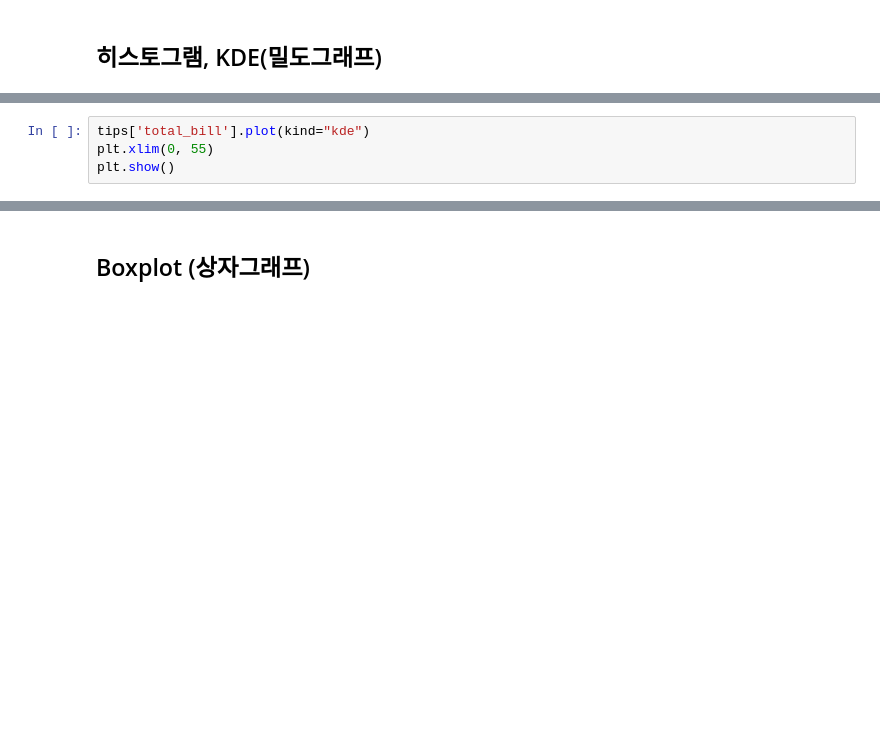
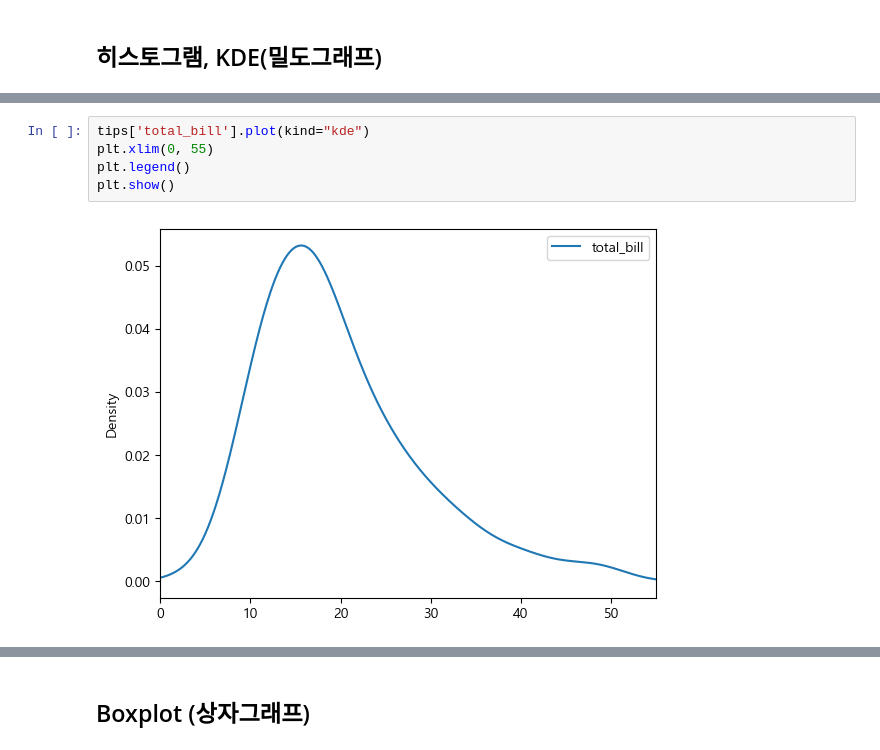
Before and after one commit to jaehoi-koo/myRepo, a Jupyter notebook: 06_pandas_시각화/08_Pandas 시각화.ipynb, the cells around one changed output, grey strips where cells are left out. Drawn from its saved outputs; the diff is of its cells as text; blank space fills up the shorter version.

```diff
--- a/06_pandas_시각화/08_Pandas 시각화.ipynb
+++ b/06_pandas_시각화/08_Pandas 시각화.ipynb
@@ -87,7 +130,10 @@ plt.show()
 # %%
 tips['total_bill'].plot(kind="kde")
 plt.xlim(0, 55)
+plt.legend()
 plt.show()
+# %% [output]
+[figure, added]
 # %%
 tips[['tip', 'total_bill']].plot(kind='hist', alpha=0.7, bins=30)
 plt.show()
```
Also changed, not shown: parts of 25 cells of this notebook, 50 other files.
